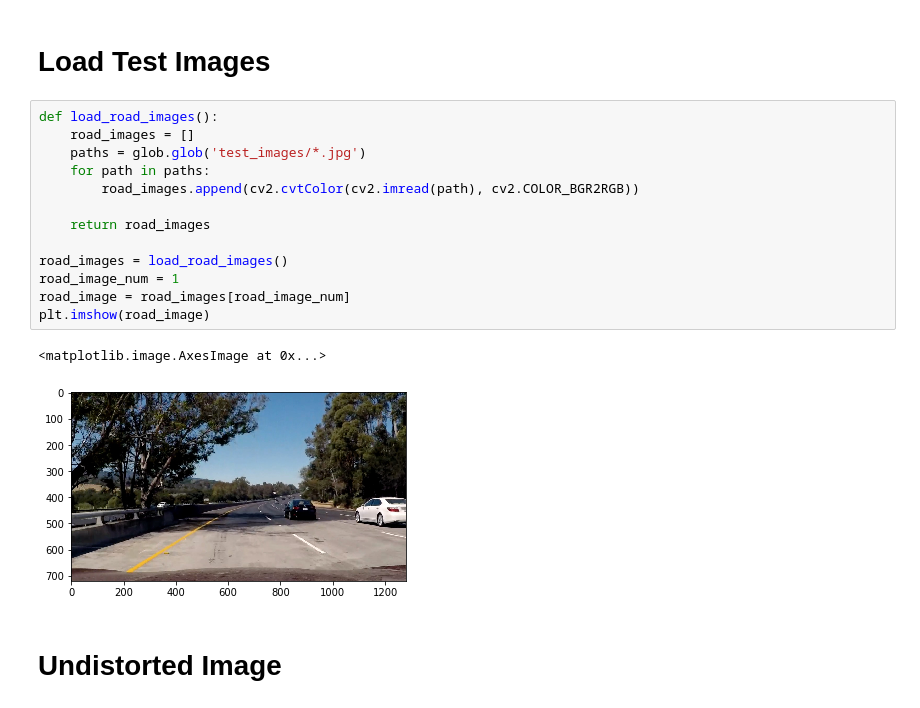
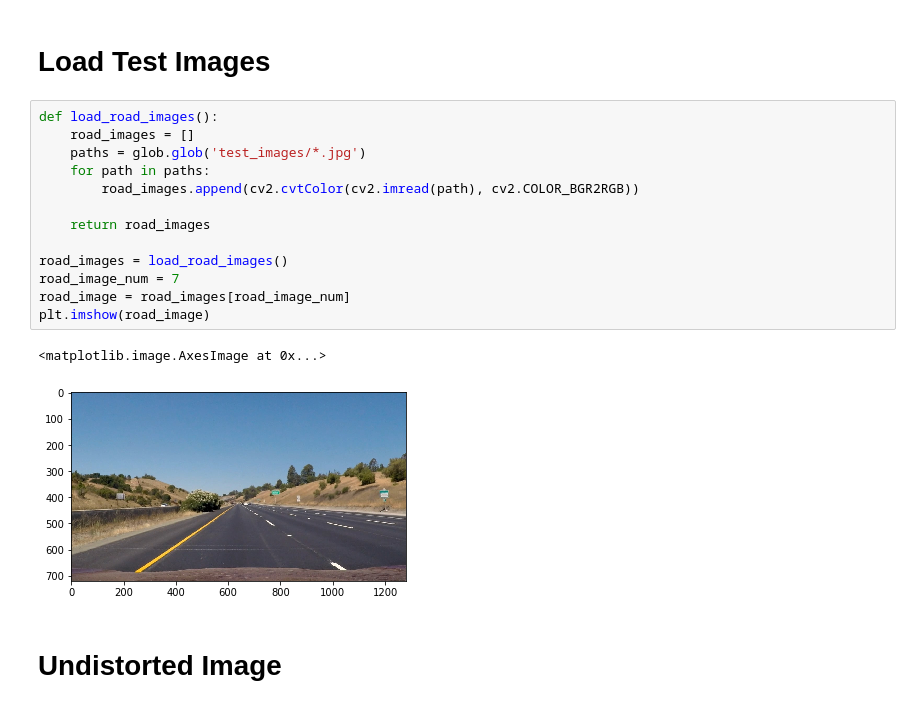
Before and after one commit to YuxiBupt/CarND-Advanced-Lane-Lines, a Jupyter notebook: Avanced-Lane-Finding.ipynb, the cells around one changed output. Drawn from its saved outputs; the diff is of its cells as text.

```diff
--- a/Avanced-Lane-Finding.ipynb
+++ b/Avanced-Lane-Finding.ipynb
@@ -89,18 +89,18 @@ Text(0.5,1,'Undistorted Image')
 # %%
 def load_road_images():
     road_images = []
     paths = glob.glob('test_images/*.jpg')
     for path in paths:
         road_images.append(cv2.cvtColor(cv2.imread(path), cv2.COLOR_BGR2RGB))
 
     return road_images
 
 road_images = load_road_images()
-road_image_num = 1
+road_image_num = 7
 road_image = road_images[road_image_num]
 plt.imshow(road_image)
 # %% [output]
 <matplotlib.image.AxesImage at 0x...>
-[figure, old version]
+[figure, new version]
 # %% [markdown]
 # Undistorted Image
```
Also changed, not shown: parts of 31 cells of this notebook.
